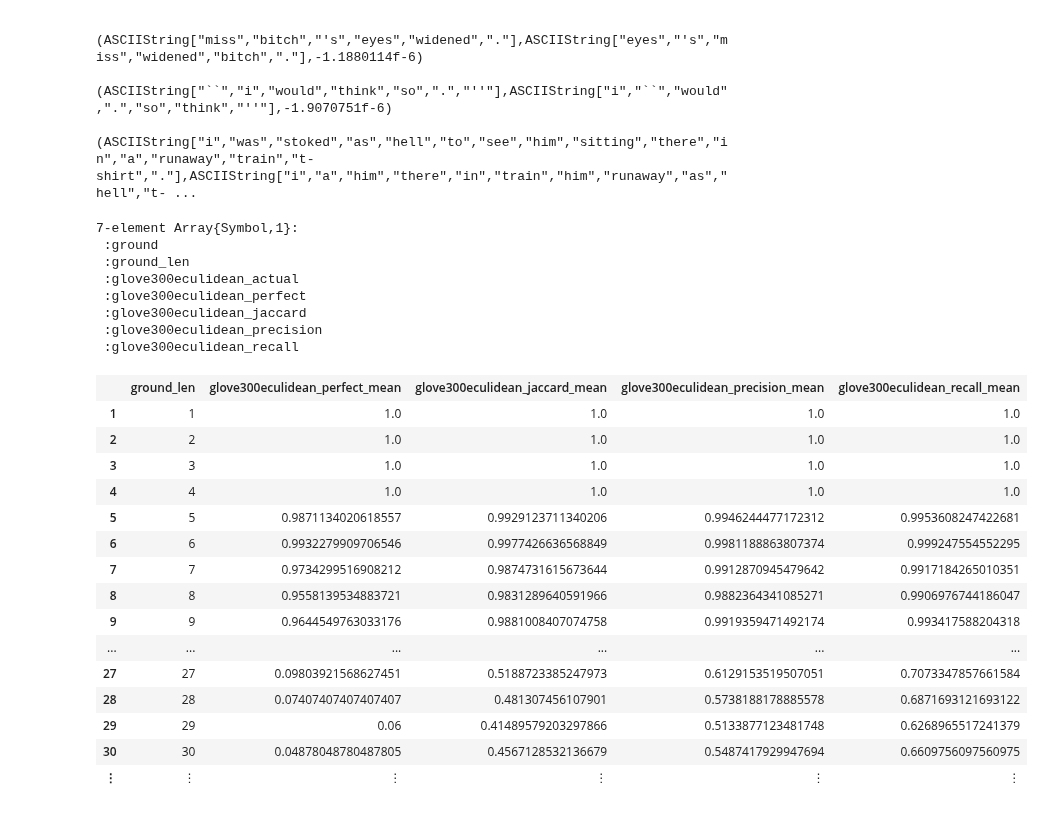
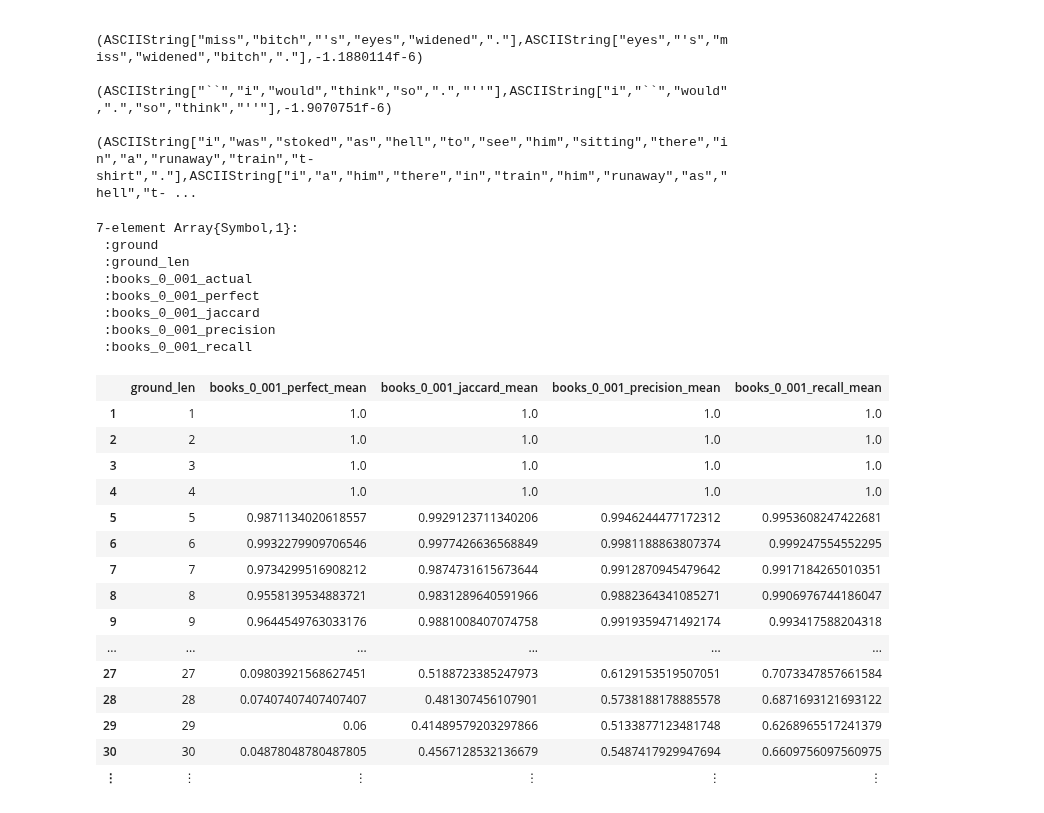
Before and after one commit to oxinabox/phd, a Jupyter notebook: prototypes/SumOfWordEmbeddings/ResAna.ipynb, the cells around one changed output. Cells and saved outputs as stored; diff of their text form; code cells hidden in the pictures.

```diff
--- a/prototypes/SumOfWordEmbeddings/ResAna.ipynb
+++ b/prototypes/SumOfWordEmbeddings/ResAna.ipynb
@@ -89,7 +89,8 @@ flatten_raw_blocked_records (generic function with 1 method)
 # %%
 
 #books_glove300cityblock_raw = load("results/bags/books_corpus_0.001_of_test_glove300_cityblock.jld","4")
-books_glove300eculidean_raw = flatten_raw_blocked_records(load("results/bags/books_corpus_0.001_of_test_glove300.jld"))
+books_0_001_glove300_raw = flatten_raw_blocked_records(load("results/bags/books_corpus_0.001_of_test_glove300.jld"))
+#books_001o_glove300_raw = flatten_raw_blocked_records(load("results/bags/books_corpus_0.01_of_test_glove300.jld"))
 #brown_glove300_raw = load("results/bags/brown_glove300_res.jld", "res")
 #brown_glove200_raw = load("results/bags/brown_glove200_res.jld", "res")
 #brown_glove100_raw = load("results/bags/brown_glove100_res.jld", "res")
@@ -118,11 +119,11 @@ books_glove300eculidean_raw = flatten_raw_blocked_records(load("results/bags/boo
 @assert all([rset[1] for rset in brown_glove50_raw] .== [rset[1] for rset in brown_glove100_raw])
 # %%
 bag_res = DataFrame()
-bag_res[:ground] = [counter(rset[1]) for rset in books_glove300eculidean_raw]
+bag_res[:ground] = [counter(rset[1]) for rset in books_0_001_glove300_raw]
 bag_res[:ground_len] = Int[sum(ss) for ss in bag_res[:ground]]
 exp_names = ASCIIString[]
-for raw_name in ["books_glove300eculidean_raw"]#"brown_glove50_raw","brown_glove100_raw", "brown_glove200_raw", "brown_glove300_raw"]
-    colname = split(raw_name,"_")[2]
+for raw_name in ["books_0_001_glove300_raw"]#"brown_glove50_raw","brown_glove100_raw", "brown_glove200_raw", "brown_glove300_raw"]
+    colname = join(split(raw_name,"_")[1:end-2],"_")
     push!(exp_names, colname)
     raw = eval(raw_name|>Symbol)
     bag_res[colname*"_actual"|> Symbol] = [counter(rset[2]) for rset in raw]
@@ -144,21 +145,21 @@ bag_res.colindex |> keys
 7-element Array{Symbol,1}:
  :ground
  :ground_len
- :glove300eculidean_actual
- :glove300eculidean_perfect
- :glove300eculidean_jaccard
- :glove300eculidean_precision
- :glove300eculidean_recall
+ :books_0_001_actual
+ :books_0_001_perfect
+ :books_0_001_jaccard
+ :books_0_001_precision
+ :books_0_001_recall
 # %%
 keep_cols = @pipe (bag_res.colindex |> keys |> map(string,_)
                     |>filter(col -> contains(col,"jaccard") ||  contains(col,"perfect") ||  contains(col,"recall") ||  contains(col,"precision"),_)
                     |> map(Symbol,_))
 len_scores = aggregate(bag_res[[:ground_len, keep_cols...]], :ground_len, mean)
 sort!(len_scores)
-#writetable(OUTPUT_DIR*"selection_len_scores.csv", len_scores)
+writetable(OUTPUT_DIR*"selection_len_scores.csv", len_scores)
 len_scores
 # %% [output]
-|  | ground_len | glove300eculidean_perfect_mean | glove300eculidean_jaccard_mean | glove300eculidean_precision_mean | glove300eculidean_recall_mean |
+|  | ground_len | books_0_001_perfect_mean | books_0_001_jaccard_mean | books_0_001_precision_mean | books_0_001_recall_mean |
 | 1 | 1 | 1.0 | 1.0 | 1.0 | 1.0 |
 | 2 | 2 | 1.0 | 1.0 | 1.0 | 1.0 |
 | 3 | 3 | 1.0 | 1.0 | 1.0 | 1.0 |
```
Also changed, not shown: parts of 39 cells of this notebook, 4 other files.
